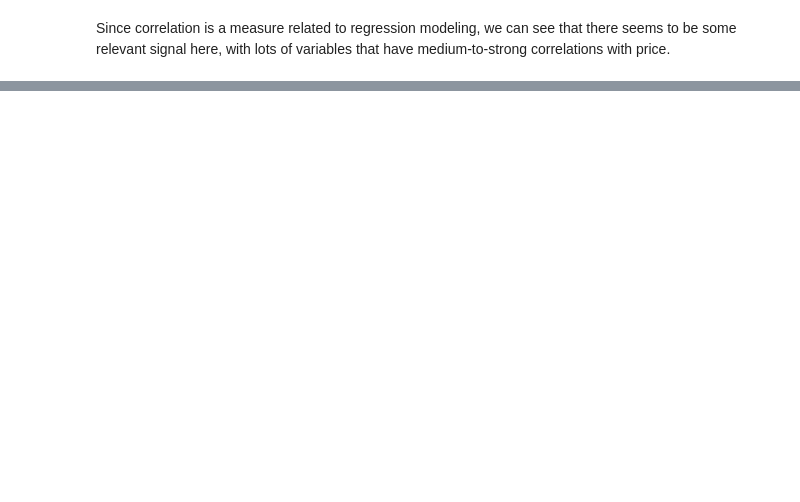
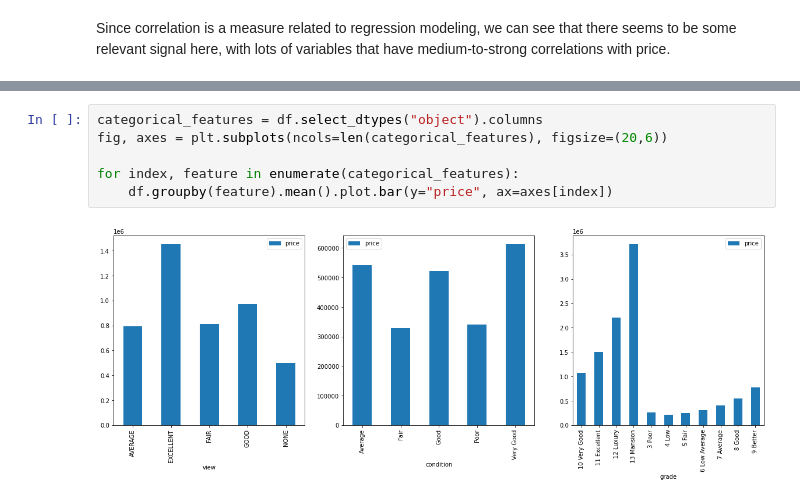
Before and after one commit to NguyoJer/-dsc-phase-2-project-v2-3, a Jupyter notebook: student.ipynb, the cells around one changed output, grey strips where cells are left out. Drawn from its saved outputs; the diff is of its cells as text; blank space fills up the shorter version.

```diff
--- a/student.ipynb
+++ b/student.ipynb
@@ -389,0 +518,8 @@ Since correlation is a measure related to regression modeling, we can see that t
+# %%
+categorical_features = df.select_dtypes("object").columns
+fig, axes = plt.subplots(ncols=len(categorical_features), figsize=(20,6))
+
+for index, feature in enumerate(categorical_features):
+    df.groupby(feature).mean().plot.bar(y="price", ax=axes[index])
+# %% [output]
+[figure, added]
```
Also changed, not shown: parts of 38 cells of this notebook.
